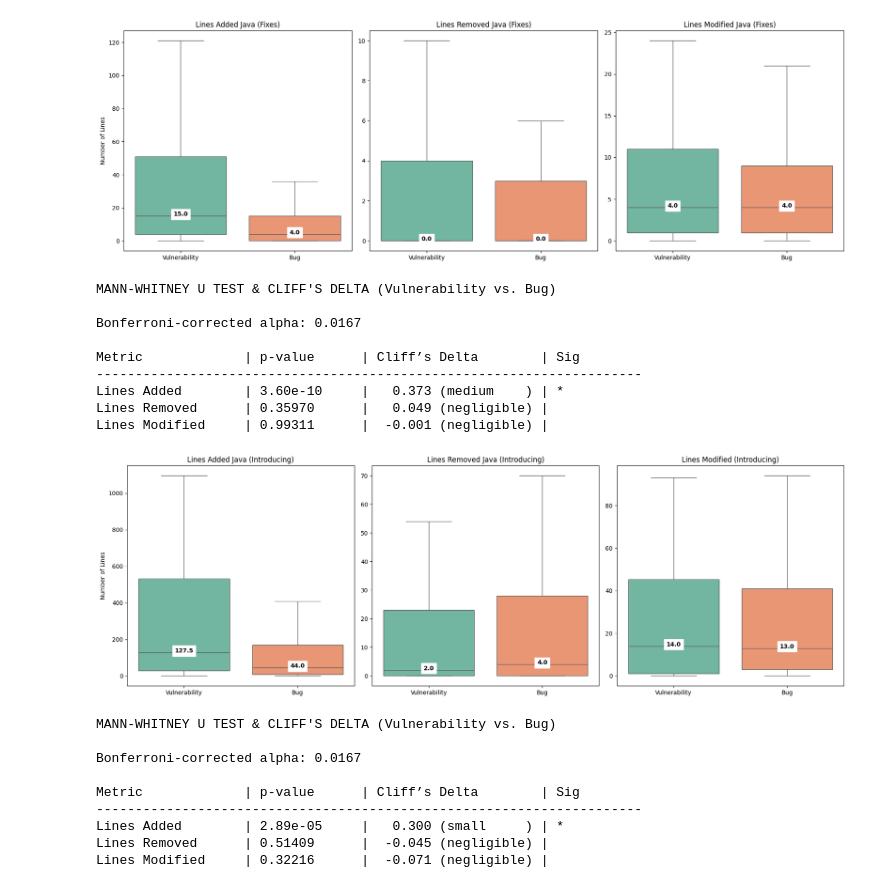
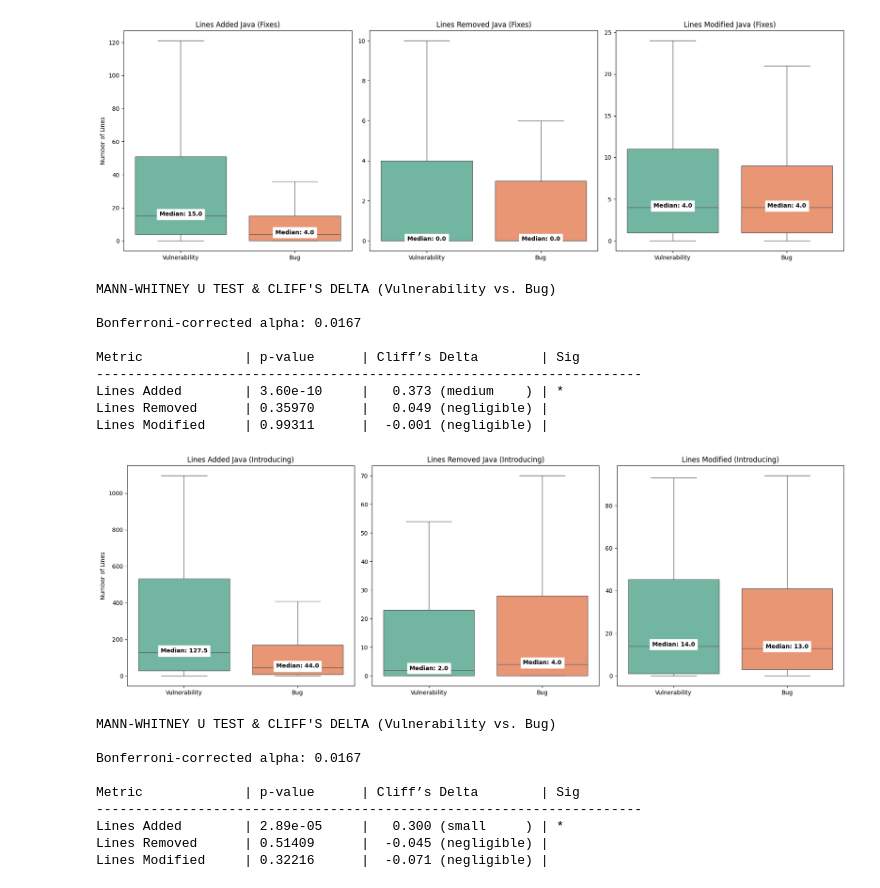
Before and after one commit to zaryanz/churn-bugs-vulns, a Jupyter notebook: notebooks/diffstat_results.ipynb, the cells around one changed output. Saved outputs shown, nothing was run; the diff lists cells and outputs as text; code cells hidden in the pictures.

```diff
--- a/notebooks/diffstat_results.ipynb
+++ b/notebooks/diffstat_results.ipynb
@@ -89,7 +89,7 @@ for i, metric in enumerate(metrics):
         ax.text(
             xtick,
             m_val * 1.1 if m_val > 0 else 0.1,
-            f'{m_val:.1f}',
+            f'Median: {m_val:.1f}',
             horizontalalignment='center',
             size='medium',
             color='black',
@@ -156,7 +156,7 @@ for i, metric in enumerate(metrics):
         ax.text(
             xtick,
             m_val * 1.1 if m_val > 0 else 0.1,
-            f'{m_val:.1f}',
+            f'Median: {m_val:.1f}',
             horizontalalignment='center',
             size='medium',
             color='black',
@@ -210,7 +210,7 @@ for i, m in enumerate(metrics):
     for xtick in range(len(ax.get_xticklabels())):
         ds_name = ax.get_xticklabels()[xtick].get_text()
         m_val = medians[ds_name]
-        ax.text(xtick, m_val, f'{m_val:.1f}',
+        ax.text(xtick, m_val, f'Median: {m_val:.1f}',
                 ha='center', weight='bold', backgroundcolor='white')
 
     ax.set_title(titles[i])
@@ -222,7 +222,7 @@ plt.show()
 
 run_stats(df_java_comp)
 # %% [output]
-[figure, old version]
+[figure, new version]
 MANN-WHITNEY U TEST & CLIFF'S DELTA (Vulnerability vs. Bug)
 
 Bonferroni-corrected alpha: 0.0167
@@ -248,35 +248,35 @@ df_v['Dataset'] = 'Vulnerability'
 df_b['Dataset'] = 'Bug'
 
 df_java_comp_i = pd.concat([df_v, df_b])
 
 fig, axes = plt.subplots(1, 3, figsize=(18, 6), sharey=False) # sharey=False can help if Added is much larger than Removed
 
 metrics = ['lines_added', 'lines_removed', 'lines_modified']
 titles = ['Lines Added Java (Introducing)', 'Lines Removed Java (Introducing)', 'Lines Modified (Introducing)']
 
 for i, m in enumerate(metrics):
     ax = axes[i]
     sns.boxplot(data=df_java_comp_i, x='Dataset', y=m, hue='Dataset',
                 ax=ax, showfliers=False, palette="Set2", legend=False)
 
     # Add Median Labels
     medians = df_java_comp_i.groupby('Dataset')[m].median()
     for xtick in range(len(ax.get_xticklabels())):
         ds_name = ax.get_xticklabels()[xtick].get_text()
         m_val = medians[ds_name]
-        ax.text(xtick, m_val, f'{m_val:.1f}',
+        ax.text(xtick, m_val, f'Median: {m_val:.1f}',
                 ha='center', weight='bold', backgroundcolor='white')
 
     ax.set_title(titles[i])
     ax.set_ylabel('Number of Lines' if i == 0 else '')
     ax.set_xlabel('')
 
 plt.tight_layout()
 plt.show()
 
 run_stats(df_java_comp_i)
 # %% [output]
-[figure, old version]
+[figure, new version]
 MANN-WHITNEY U TEST & CLIFF'S DELTA (Vulnerability vs. Bug)
 
 Bonferroni-corrected alpha: 0.0167
```
Also changed, not shown: parts of 2 cells of this notebook, 6 other files.
